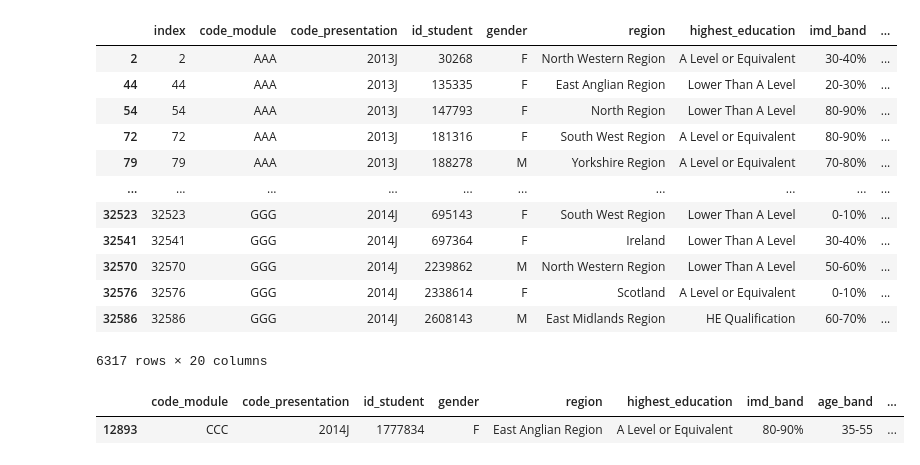
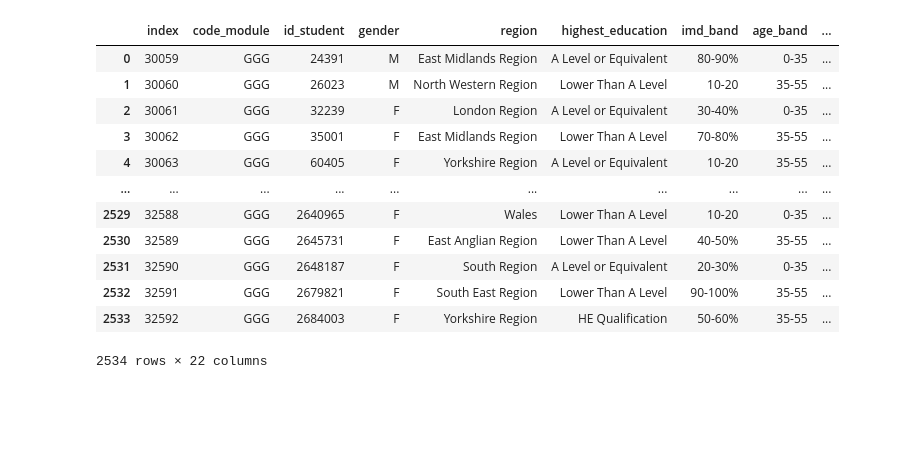
Before and after one commit to ahmedmontaser123/hackthon, a Jupyter notebook: Anlyasis.ipynb, the cells around one changed output. Saved outputs shown, nothing was run; the diff lists cells and outputs as text; code cells hidden in the pictures; blank space fills up the shorter version.

```diff
--- a/Anlyasis.ipynb
+++ b/Anlyasis.ipynb
@@ -48,2 +107,0 @@ calc_na_percentage(Data)
-# %%
-Data['date_unregistration']= Data['date_unregistration'].fillna(0)
@@ -54,2 +107,0 @@ Data[(Data['avg_score'].isna()) & (Data['final_result']=='Pass')]
-# %%
-Data = Data[~((Data['final_result'].isin(['Pass'])) & (Data['avg_score'].isna())) ]
@@ -60,16 +107,0 @@ Data[(Data['avg_score'].isna()) & (Data['final_result']=='Pass')]
-# %%
-Data[(Data['final_result']=='Withdrawn')&(Data['date_unregistration']<=60)]
-# %% [output]
-|  | index | code_module | code_presentation | id_student | gender | region | highest_education | imd_band | ... |
-| 2 | 2 | AAA | 2013J | 30268 | F | North Western Region | A Level or Equivalent | 30-40% | ... |
-| 44 | 44 | AAA | 2013J | 135335 | F | East Anglian Region | Lower Than A Level | 20-30% | ... |
-| 54 | 54 | AAA | 2013J | 147793 | F | North Region | Lower Than A Level | 80-90% | ... |
-| 72 | 72 | AAA | 2013J | 181316 | F | South West Region | A Level or Equivalent | 80-90% | ... |
-| 79 | 79 | AAA | 2013J | 188278 | M | Yorkshire Region | A Level or Equivalent | 70-80% | ... |
-| ... | ... | ... | ... | ... | ... | ... | ... | ... | ... |
-| 32523 | 32523 | GGG | 2014J | 695143 | F | South West Region | Lower Than A Level | 0-10% | ... |
-| 32541 | 32541 | GGG | 2014J | 697364 | F | Ireland | Lower Than A Level | 30-40% | ... |
-| 32570 | 32570 | GGG | 2014J | 2239862 | M | North Western Region | Lower Than A Level | 50-60% | ... |
-| 32576 | 32576 | GGG | 2014J | 2338614 | F | Scotland | A Level or Equivalent | 0-10% | ... |
-| 32586 | 32586 | GGG | 2014J | 2608143 | M | East Midlands Region | HE Qualification | 60-70% | ... |
-6317 rows × 20 columns
@@ -78,5 +108,31 @@ Data_tested = pd.read_csv("/home/ahmed122/Personal/Hackathon/hackthon/data/stude
-# %%
-Data_tested[Data_tested['id_student']==1777834]
-# %% [output]
-|  | code_module | code_presentation | id_student | gender | region | highest_education | imd_band | age_band | ... |
-| 12893 | CCC | 2014J | 1777834 | F | East Anglian Region | A Level or Equivalent | 80-90% | 35-55 | ... |
+# %%
+def Year_and_semester_extractor(Data: pd.DataFrame):
+    df = Data.copy()
+    df["presentation_year"] = df["code_presentation"].str[:4].astype(int)
+    df["presentation_semester"] = df["code_presentation"].str[-1]
+    df.drop(["code_presentation"],axis=1,inplace=True)
+    return df
+# %%
+df_AAA = Year_and_semester_extractor(df_AAA)
+df_BBB = Year_and_semester_extractor(df_BBB)
+df_CCC = Year_and_semester_extractor(df_CCC)
+df_DDD = Year_and_semester_extractor(df_DDD)
+df_EEE = Year_and_semester_extractor(df_EEE)
+df_FFF = Year_and_semester_extractor(df_FFF)
+df_GGG = Year_and_semester_extractor(df_GGG)
+# %%
+df_GGG
+# %% [output]
+|  | index | code_module | id_student | gender | region | highest_education | imd_band | age_band | ... |
+| 0 | 30059 | GGG | 24391 | M | East Midlands Region | A Level or Equivalent | 80-90% | 0-35 | ... |
+| 1 | 30060 | GGG | 26023 | M | North Western Region | Lower Than A Level | 10-20 | 35-55 | ... |
+| 2 | 30061 | GGG | 32239 | F | London Region | A Level or Equivalent | 30-40% | 0-35 | ... |
+| 3 | 30062 | GGG | 35001 | F | East Midlands Region | Lower Than A Level | 70-80% | 35-55 | ... |
+| 4 | 30063 | GGG | 60405 | F | Yorkshire Region | A Level or Equivalent | 10-20 | 35-55 | ... |
+| ... | ... | ... | ... | ... | ... | ... | ... | ... | ... |
+| 2529 | 32588 | GGG | 2640965 | F | Wales | Lower Than A Level | 10-20 | 0-35 | ... |
+| 2530 | 32589 | GGG | 2645731 | F | East Anglian Region | Lower Than A Level | 40-50% | 35-55 | ... |
+| 2531 | 32590 | GGG | 2648187 | F | South Region | A Level or Equivalent | 20-30% | 0-35 | ... |
+| 2532 | 32591 | GGG | 2679821 | F | South East Region | Lower Than A Level | 90-100% | 35-55 | ... |
+| 2533 | 32592 | GGG | 2684003 | F | Yorkshire Region | HE Qualification | 50-60% | 35-55 | ... |
+2534 rows × 22 columns
```
Also changed, not shown: parts of 14 cells of this notebook, 2 other files.
